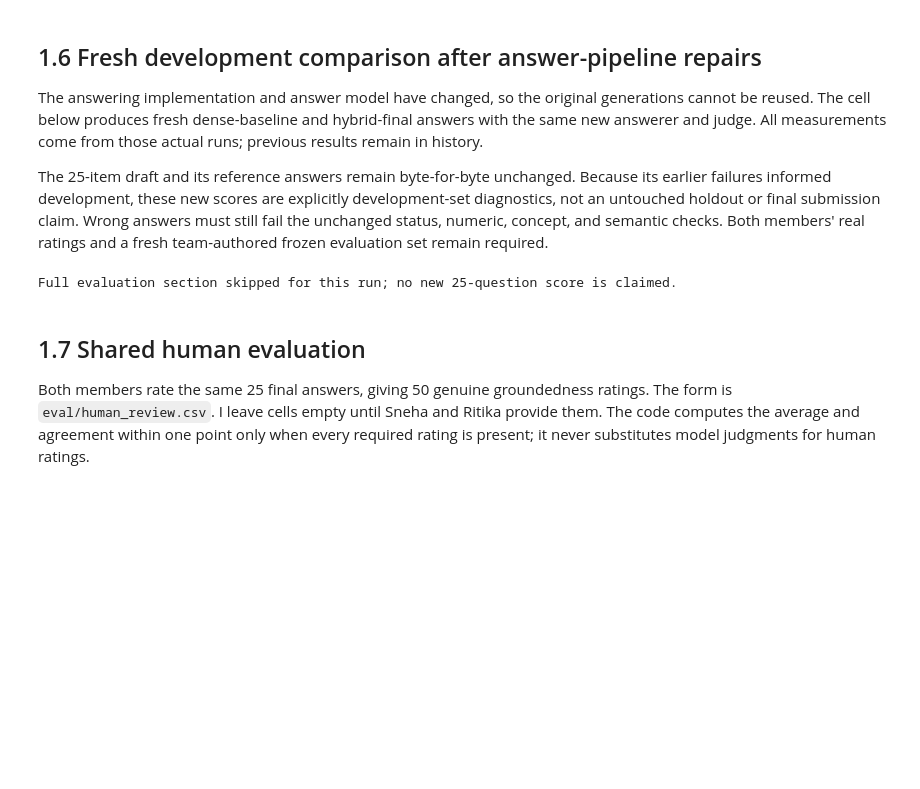
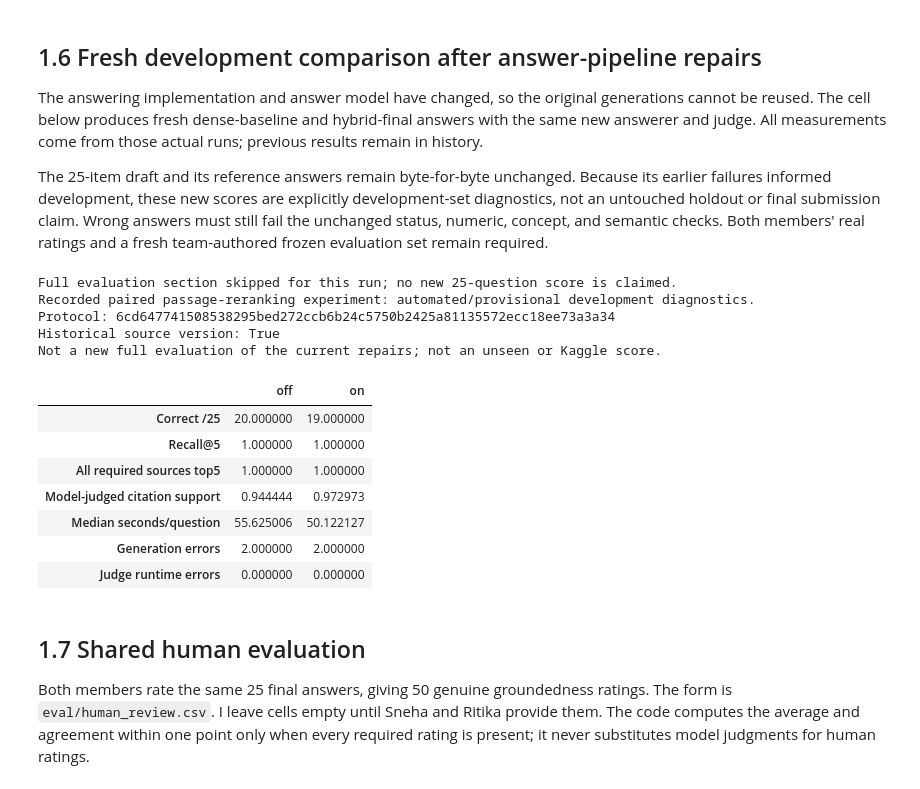
Before and after one commit to snehas-SJSU/data266-lab2-team05, a Jupyter notebook: notebooks/p1_rag.ipynb, the cells around one changed output. Cells and saved outputs as stored; diff of their text form; code cells hidden in the pictures; blank space fills up the shorter version.

Commit message:
feat: save the Part 1 notebook and Sneha results notes.
The notebook has the latest local run info, and the results file records the provisional dense versus hybrid comparison.

```diff
--- a/notebooks/p1_rag.ipynb
+++ b/notebooks/p1_rag.ipynb
@@ -4462,11 +5172,27 @@ def _source_recalled(source, hits):
 
 # Bind each citation to its own retrieved evidence (no borrowing across citations).
 def citation_evidence(citations, hits):
-    """Bind each citation to its own source; never borrow support from another hit."""
+    """Bind a visual to its exact label/variant, or a page to its own document/page."""
     result = {}
     for citation in citations:
         doc_id, locator = citation.split(":", 1)
-        result[citation] = [h for h in hits if h["doc_id"] == doc_id and (locator == f"p{h['page']}" or locator == h.get("figure_id") or (locator.lower().startswith("table ") and locator in h["text"].splitlines()[0]))]
+        selected = []
+        for hit in hits:
+            if hit["doc_id"] != doc_id:
+                continue
+            if locator == f"p{hit['page']}":
+                selected.append(hit)
+                continue
+            # Metadata is authoritative. A header mentioning another visual
+            # cannot override an explicitly indexed label or corrected variant.
+            label = hit.get("figure_id") or hit.get("parent_visual")
+            if not label:
+                first_line = next(iter(hit.get("text", "").splitlines()), "").strip()
+                heading = FIGURE_OR_TABLE_RE.match(first_line)
+                label = heading.group(0) if heading else None
+            if label and _normalise_label(locator).casefold() == _normalise_label(label).casefold():
+                selected.append(hit)
+        result[citation] = selected
     return result
 # %%
 # Grade recorded predictions separately from generation; write updates atomically.
@@ -8448,27 +10233,81 @@ The 25-item draft and its reference answers remain byte-for-byte unchanged. Beca
 # %%
 if RUN_FULL_EVALUATION:
     state = evaluate_prepared(ROOT, CONFIG, records, model, retriever, golden)
     metrics = state['metrics']
     assert sha256(GOLDEN_PATH) == GOLDEN_SHA
     import pandas as pd
     results = pd.read_csv(OUTPUT_DIR / 'evaluation/results.csv', keep_default_na=False)
     display(results)
     print('Metric method:', metrics['final']['metric_method'])
     print('Run signature:', metrics['signature'])
     print("Evaluation use:", metrics["evaluation_use"])
     print('Evaluation signature:', metrics['evaluation_signature'])
     assert metrics['baseline']['judge_errors'] == metrics['final']['judge_errors'] == 0, 'Unresolved judge failures remain; rerun to retry.'
     for name in ["baseline", "final"]:
         if metrics[name]["generation_errors"]:
             print(f"WARNING: {name} has {metrics[name]['generation_errors']} rejected/failed generations. "
                   "They remain counted as incorrect; inspect the saved error traces. "
                   "Completed evaluation is not a claim of error-free model performance.")
         assert metrics[name]["grading_complete"]
         assert metrics[name]["citation_judging_coverage"] == 1.0
 else:
     print("Full evaluation section skipped for this run; no new 25-question score is claimed.")
+
+# Optional paired development experiment; keep disabled during clean verification.
+if os.environ.get("RUN_PASSAGE_RERANKER_ABLATION") == "1":
+    passage_ablation = evaluate_passage_reranker_ablation(ROOT, CONFIG, records, model, retriever)
+    print(json.dumps(passage_ablation["metrics"], indent=2))
+
+
+# Display measured saved results without running or regrading the frozen experiment.
+# These may be historical after a later repair; never label them as current-code accuracy.
+if not IS_KAGGLE and os.environ.get("RUN_PASSAGE_RERANKER_ABLATION") != "1":
+    recorded_dir=OUTPUT_DIR/"evaluation/reranker_ablation"
+    if (recorded_dir/"metrics.json").exists() and (recorded_dir/"status.json").exists():
+        recorded_status=json.loads((recorded_dir/"status.json").read_text())
+        recorded_manifest=json.loads((recorded_dir/"run_manifest.json").read_text())
+        recorded_metrics=json.loads((recorded_dir/"metrics.json").read_text())
+        if recorded_status["status"]=="complete":
+            import pandas as pd
+            recorded_summary={}
+            for arm in ["off","on"]:
+                arm_rows=_read_evaluation_rows(recorded_dir/(arm+".jsonl"))
+                assert len(arm_rows)==len({row["id"] for row in arm_rows})==25
+                assert all(row["signature"]==recorded_manifest["arms"][arm]["signature"]
+                           and row["evaluation_signature"]==recorded_manifest["arms"][arm]["evaluation_signature"]
+                           for row in arm_rows)
+                computed=summarize(arm_rows)
+                assert computed==recorded_metrics[arm]
+                recorded_summary[arm]=computed
+            current_generation,_=notebook_component_fingerprints(ROOT)
+            print("Recorded paired passage-reranking experiment: automated/provisional development diagnostics.")
+            print("Protocol:",recorded_manifest["protocol"])
+            print("Historical source version:",
+                  current_generation!=recorded_manifest["common"]["generation_code_sha256"])
+            print("Not a new full evaluation of the current repairs; not an unseen or Kaggle score.")
+            display(pd.DataFrame({
+                arm:{"Correct /25":summary["answer_correct_out_of_25"],
+                     "Recall@5":summary["retrieval_recall_at_5"],
+                     "All required sources top5":summary["all_required_sources_at_5"],
+                     "Model-judged citation support":summary["citation_accuracy"],
+                     "Median seconds/question":summary["median_seconds_per_question"],
+                     "Generation errors":summary["generation_errors"],
+                     "Judge runtime errors":summary["judge_errors"]}
+                for arm,summary in recorded_summary.items()}))
 # %% [output]
 Full evaluation section skipped for this run; no new 25-question score is claimed.
+Recorded paired passage-reranking experiment: automated/provisional development diagnostics.
+Protocol: 6cd647741508538295bed272ccb6b24c5750b2425a81135572ecc18ee73a3a34
+Historical source version: True
+Not a new full evaluation of the current repairs; not an unseen or Kaggle score.
+|  | off | on |
+| Correct /25 | 20.000000 | 19.000000 |
+| Recall@5 | 1.000000 | 1.000000 |
+| All required sources top5 | 1.000000 | 1.000000 |
+| Model-judged citation support | 0.944444 | 0.972973 |
+| Median seconds/question | 55.625006 | 50.122127 |
+| Generation errors | 2.000000 | 2.000000 |
+| Judge runtime errors | 0.000000 | 0.000000 |
 # %% [markdown]
 ## 1.7 Shared human evaluation
 Both members rate the same 25 final answers, giving 50 genuine groundedness ratings. The form is `eval/human_review.csv`. I leave cells empty until Sneha and Ritika provide them. The code computes the average and agreement within one point only when every required rating is present; it never substitutes model judgments for human ratings.
```
Also changed, not shown: parts of 13 cells of this notebook, 1 other file.
